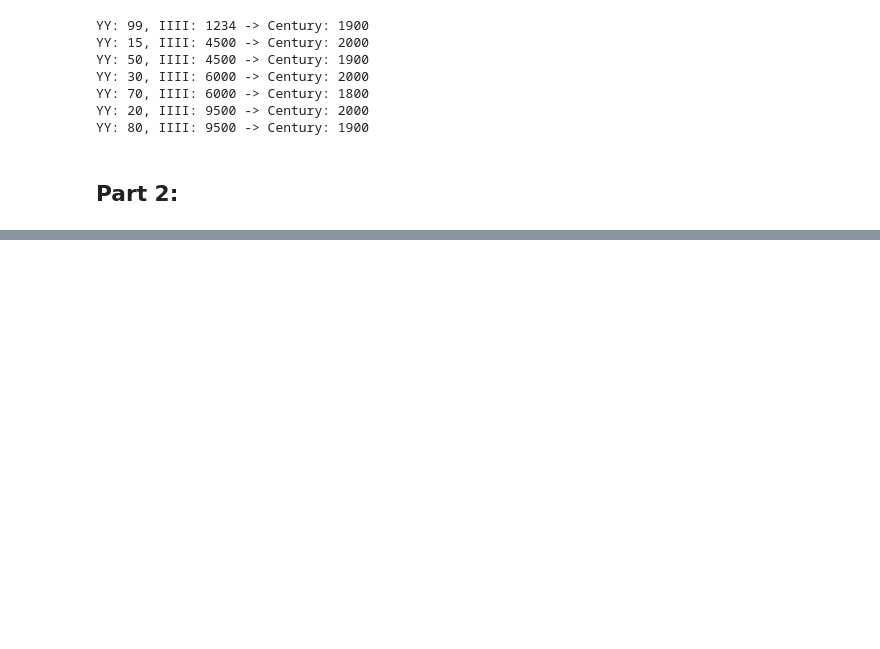
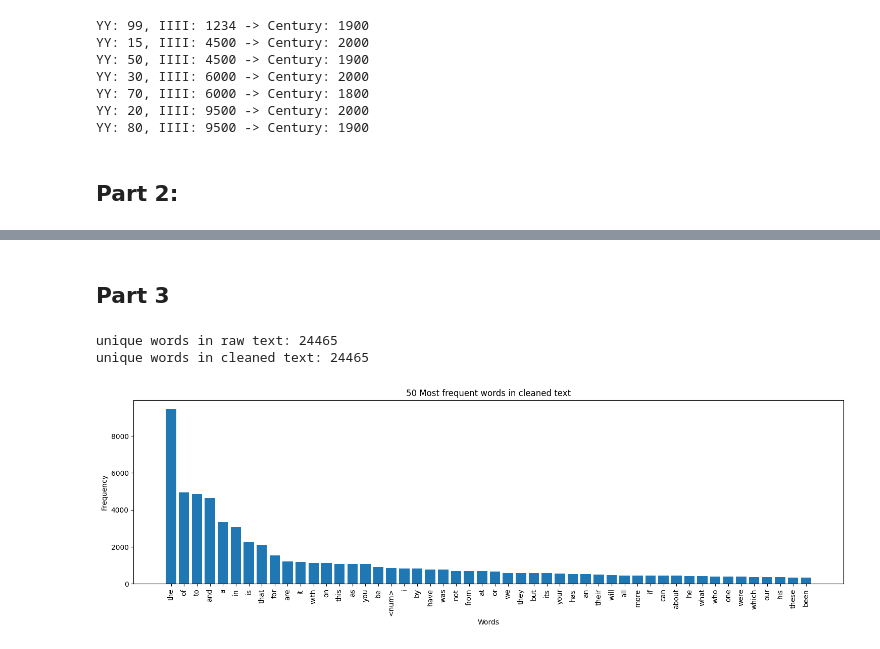
Before and after one commit to SqushiLoL/GDS, a Jupyter notebook: A1.ipynb, the cells around one changed output, grey strips where cells are left out. Cells and saved outputs as stored; diff of their text form; code cells hidden in the pictures; blank space fills up the shorter version.

```diff
--- a/A1.ipynb
+++ b/A1.ipynb
@@ -112,0 +205,47 @@ Perhaps the best part about this whole event was that the congregation did not a
+# %% [markdown]
+## Part 3
+# %%
+# 1
+
+import matplotlib.pyplot as plt
+from collections import Counter
+
+def clean_text_lib(text):
+   return clean(text, lower=True, no_line_breaks=True, no_urls=True, no_emails=True, no_numbers=True)
+
+
+# 2: Clean the data
+df['clean_content'] = df['content'].apply(lambda x: clean_text_lib(x) if isinstance(x, str) else "")
+
+# 3: get all raw data from 'content'
+raw_text = " ".join(df['content'].dropna().tolist())
+raw_tokens = raw_text.split()
+unique_raw_words = set(raw_tokens)
+print("unique words in raw text:", len(unique_raw_words))
+
+# Get all cleaned text from the new "clean_content" column
+clean_text_all = " ".join(df['clean_content'].dropna().tolist())
+clean_tokens = clean_text_all.split()
+unique_clean_words = set(clean_tokens)
+print("unique words in cleaned text:", len(unique_clean_words))
+
+# number of each word in cleaned text
+word_freq = Counter(clean_tokens)
+most_common_50 = word_freq.most_common(50)
+
+# Unzip the list of tuples for plotting
+words, frequencies = zip(*most_common_50)
+
+# Plot the 50 most frequent words
+plt.figure(figsize=(15, 5))
+plt.bar(words, frequencies)
+plt.xlabel("Words")
+plt.ylabel("Frequency")
+plt.title("50 Most frequent words in cleaned text")
+plt.xticks(rotation=90)
+plt.tight_layout()
+plt.show()
+# %% [output]
+unique words in raw text: 24465
+unique words in cleaned text: 24465
+[figure, added]
```
Also changed, not shown: parts of 5 cells of this notebook.
